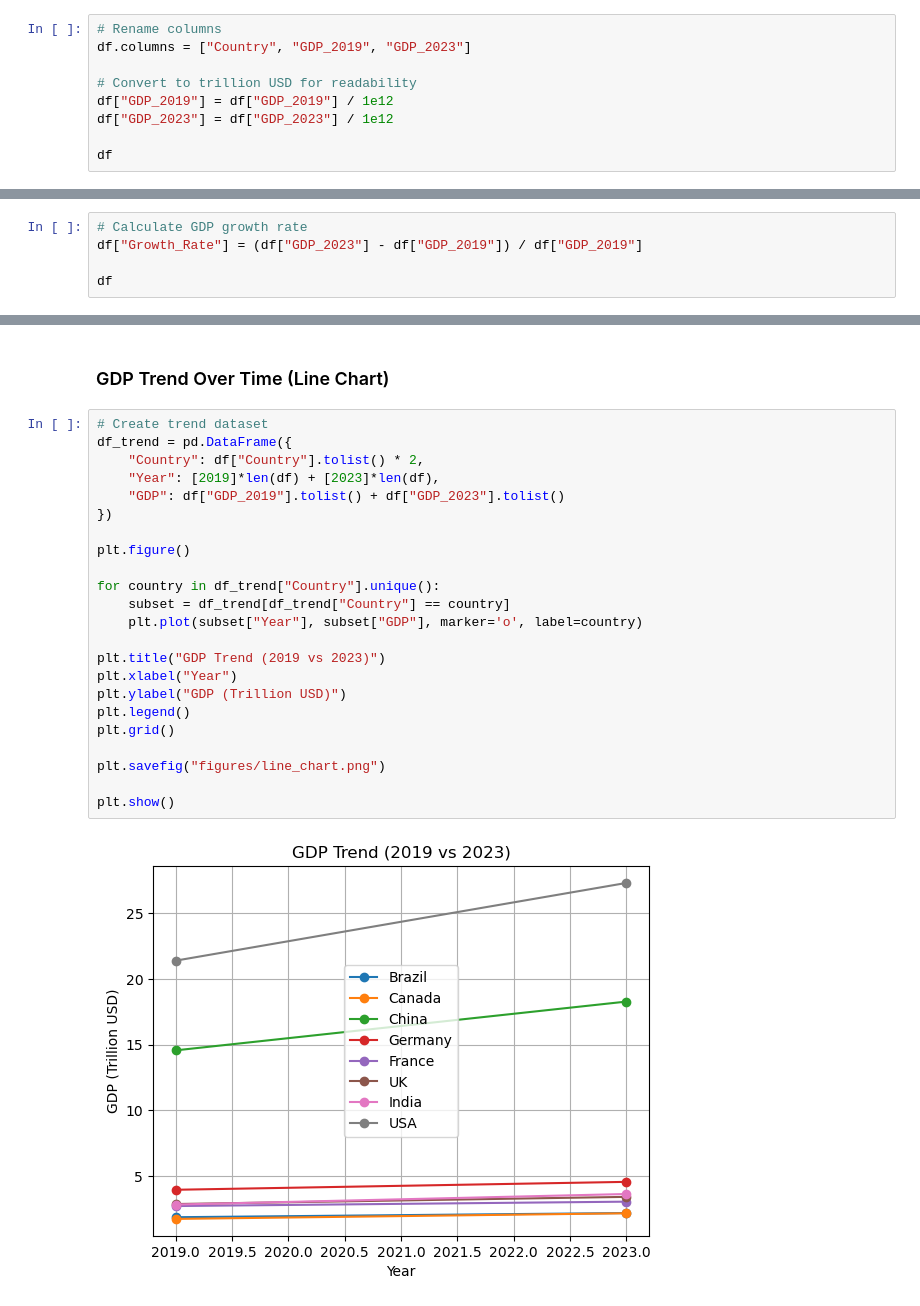
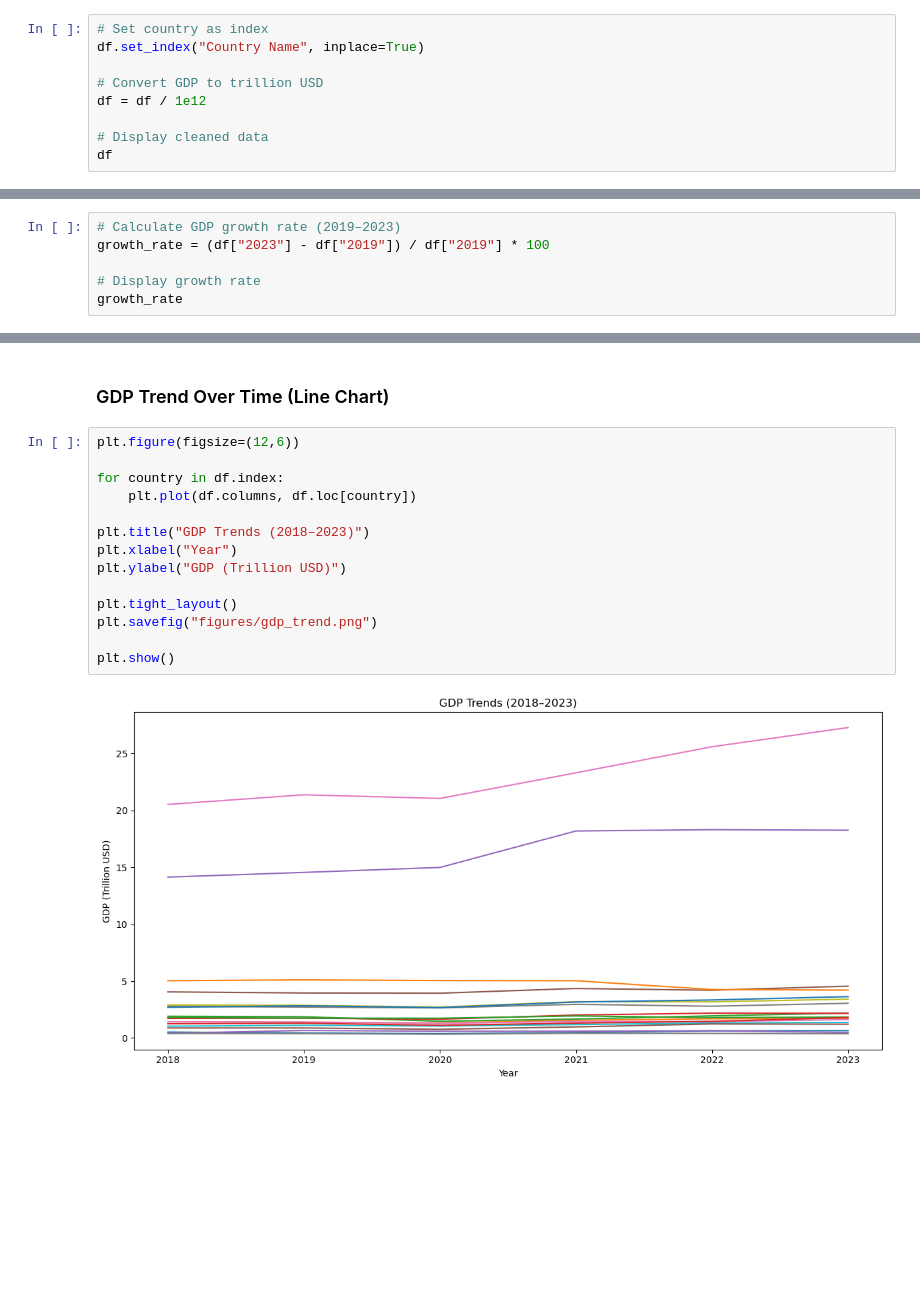
Before and after one commit to 3497816320-cmyk/acc102-covid-recovery-analysis, a Jupyter notebook: covid_recovery_analysis.ipynb, the cells around one changed output, grey strips where cells are left out. Drawn from its saved outputs; the diff is of its cells as text; blank space fills up the shorter version.

```diff
--- a/covid_recovery_analysis.ipynb
+++ b/covid_recovery_analysis.ipynb
@@ -33,12 +45,12 @@ df
 # %% [markdown]
 ## 4. Data Cleaning
 # %%
-# Rename columns
-df.columns = ["Country", "GDP_2019", "GDP_2023"]
+# Set country as index
+df.set_index("Country Name", inplace=True)
 
-# Convert to trillion USD for readability
-df["GDP_2019"] = df["GDP_2019"] / 1e12
-df["GDP_2023"] = df["GDP_2023"] / 1e12
+# Convert GDP to trillion USD
+df = df / 1e12
 
+# Display cleaned data
 df
 # %% [output]
@@ -58,6 +81,7 @@ GDP values are converted into trillion USD for better readability.
 # %%
-# Calculate GDP growth rate
-df["Growth_Rate"] = (df["GDP_2023"] - df["GDP_2019"]) / df["GDP_2019"]
+# Calculate GDP growth rate (2019–2023)
+growth_rate = (df["2023"] - df["2019"]) / df["2019"] * 100
 
-df
+# Display growth rate
+growth_rate
 # %% [output]
@@ -115,28 +168,19 @@ The bar chart compares GDP growth rates across countries.
 # %% [markdown]
 ### GDP Trend Over Time (Line Chart)
 # %%
-# Create trend dataset
-df_trend = pd.DataFrame({
-    "Country": df["Country"].tolist() * 2,
-    "Year": [2019]*len(df) + [2023]*len(df),
-    "GDP": df["GDP_2019"].tolist() + df["GDP_2023"].tolist()
-})
+plt.figure(figsize=(12,6))
 
-plt.figure()
+for country in df.index:
+    plt.plot(df.columns, df.loc[country])
 
-for country in df_trend["Country"].unique():
-    subset = df_trend[df_trend["Country"] == country]
-    plt.plot(subset["Year"], subset["GDP"], marker='o', label=country)
-
-plt.title("GDP Trend (2019 vs 2023)")
+plt.title("GDP Trends (2018–2023)")
 plt.xlabel("Year")
 plt.ylabel("GDP (Trillion USD)")
-plt.legend()
-plt.grid()
 
-plt.savefig("figures/line_chart.png")
+plt.tight_layout()
+plt.savefig("figures/gdp_trend.png")
 
 plt.show()
 # %% [output]
-[figure, old version]
+[figure, new version]
 # %% [markdown]
```
Also changed, not shown: parts of 11 cells of this notebook.
